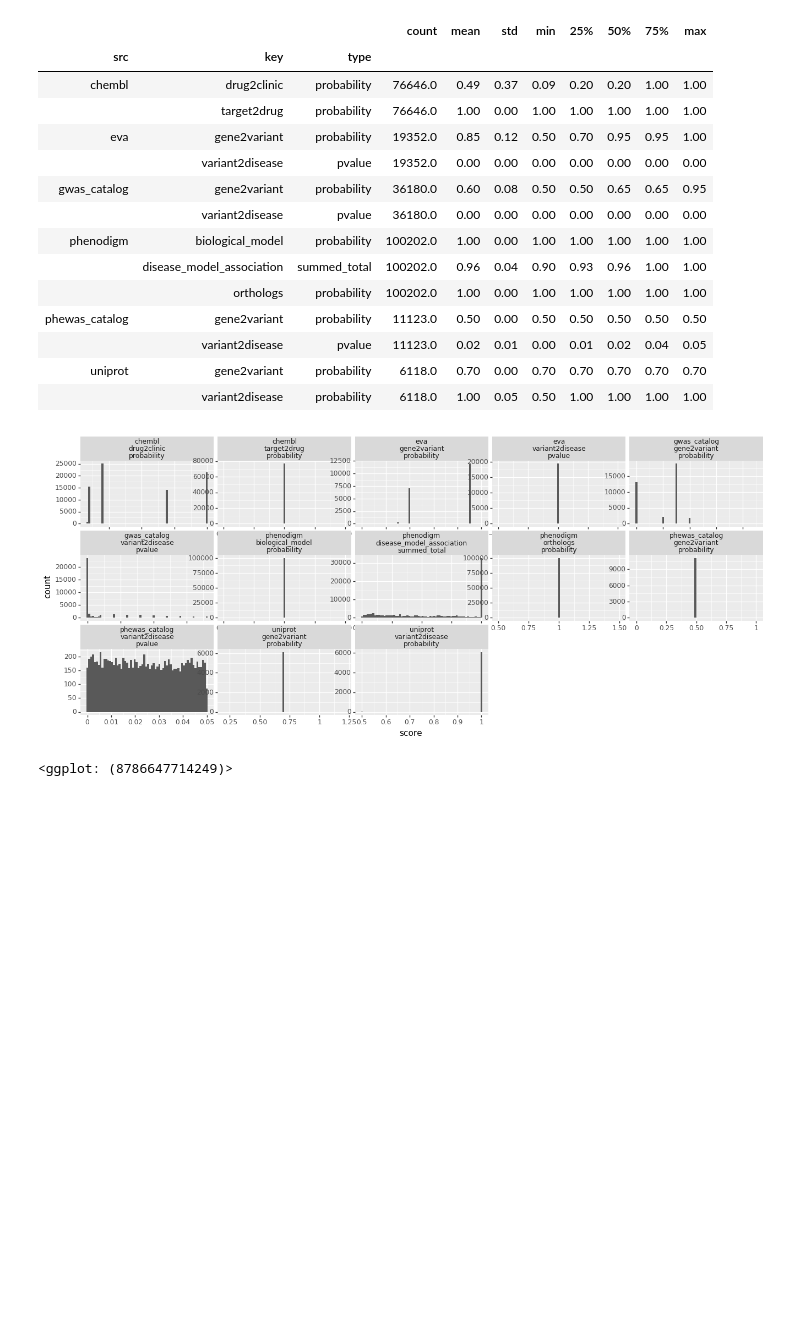
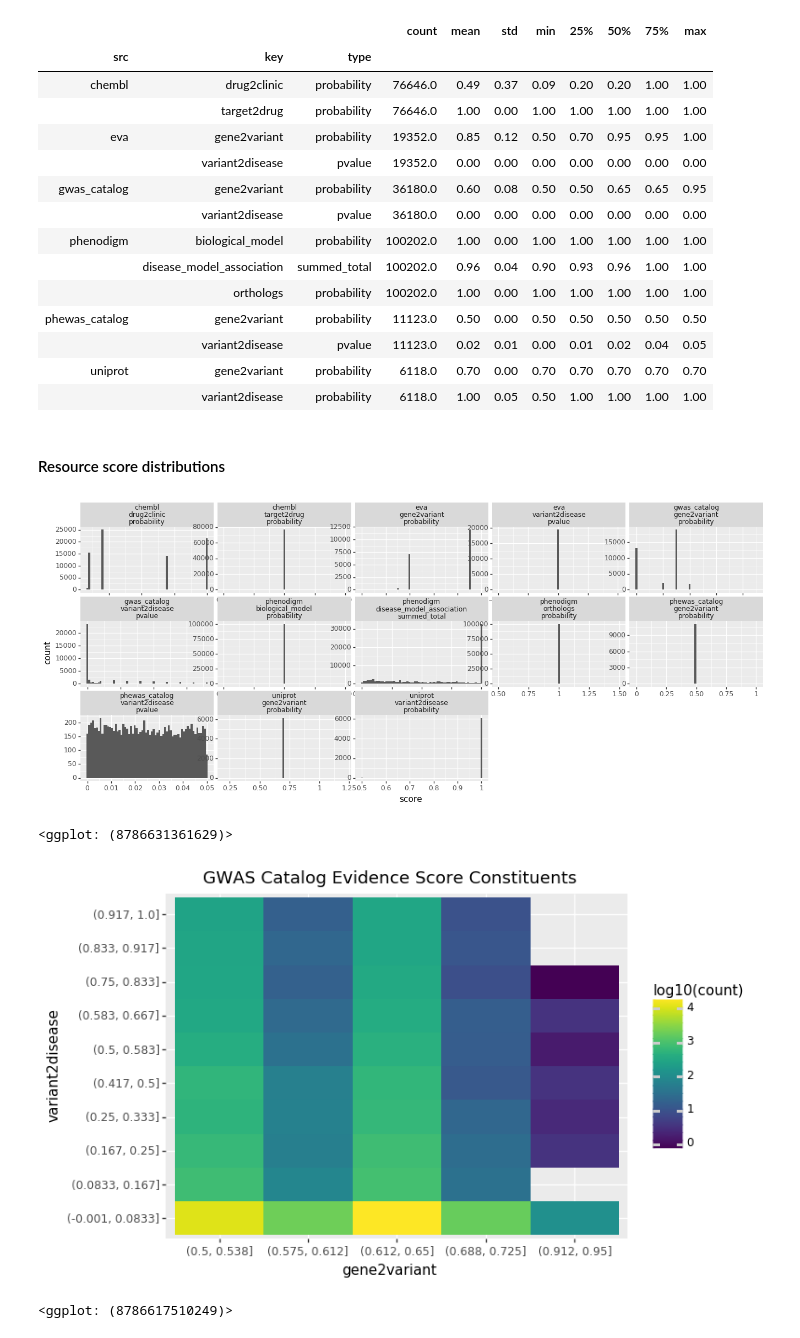
Before and after one commit to hammer/ot-ev, a Jupyter notebook: eda/data-pipeline/notebooks/evidence-eda.ipynb, the cells around one changed output. Drawn from its saved outputs; the diff is of its cells as text; code cells hidden in the pictures; blank space fills up the shorter version.

```diff
--- a/eda/data-pipeline/notebooks/evidence-eda.ipynb
+++ b/eda/data-pipeline/notebooks/evidence-eda.ipynb
@@ -317,15 +329,43 @@ res.groupby(['src', 'key', 'type'])['score'].describe().round(2)
 |  | variant2disease | pvalue | 11123.0 | 0.02 | 0.01 | 0.00 | 0.01 | 0.02 | 0.04 | 0.05 |
 | uniprot | gene2variant | probability | 6118.0 | 0.70 | 0.00 | 0.70 | 0.70 | 0.70 | 0.70 | 0.70 |
 |  | variant2disease | probability | 6118.0 | 1.00 | 0.05 | 0.50 | 1.00 | 1.00 | 1.00 | 1.00 |
+# %% [markdown]
+#### Resource score distributions
 # %%
 # Show resource scores by source and score type to see how often they are simply mapped
 # from categorical values (which should be obvious with low cardinality histograms)
 (
-    pn.ggplot(res, pn.aes(x='score')) +
+    pn.ggplot(dfrsc, pn.aes(x='score')) +
     pn.facet_wrap('~src + key + type', scales='free', ncol=5) +
     pn.geom_histogram(bins=64) +
     pn.theme(figure_size=(16,6))
 )
 # %% [output]
 [figure]
-<ggplot: (8786647714249)>
+<ggplot: (8786631361629)>
+# %%
+(
+    dfrsc
+    .pipe(lambda df: df[df['key'].isin(['variant2disease', 'gene2variant'])])
+    .pipe(lambda df: df[df['src'] == 'gwas_catalog'])
+    .pipe(lambda df: df[df['idx'].notnull()])
+    .assign(idx=lambda df: df['idx'].astype(int))
+    .pivot(index='idx', columns='key', values='score').reset_index()
+    .assign(variant2disease=lambda df: df['variant2disease'] / df['variant2disease'].max())
+    .assign(v2d=lambda df: pd.cut(df['variant2disease'], 12))
+    .assign(g2v=lambda df: pd.cut(df['gene2variant'], 12))
+    .groupby(['g2v', 'v2d']).size().rename('count').reset_index()
+    .assign(count=lambda df: df['count'].apply(np.log10))
+    .pipe(lambda df:
+        pn.ggplot(df, pn.aes(x='g2v', y='v2d', fill='count')) +
+        pn.geom_tile() +
+        pn.labs(
+            x='gene2variant', y='variant2disease',
+            title='GWAS Catalog Evidence Score Constituents',
+            fill='log10(count)'
+        )
+    )
+)
+# %% [output]
+[figure, added]
+<ggplot: (8786617510249)>
```
Also changed, not shown: parts of 23 cells of this notebook.
